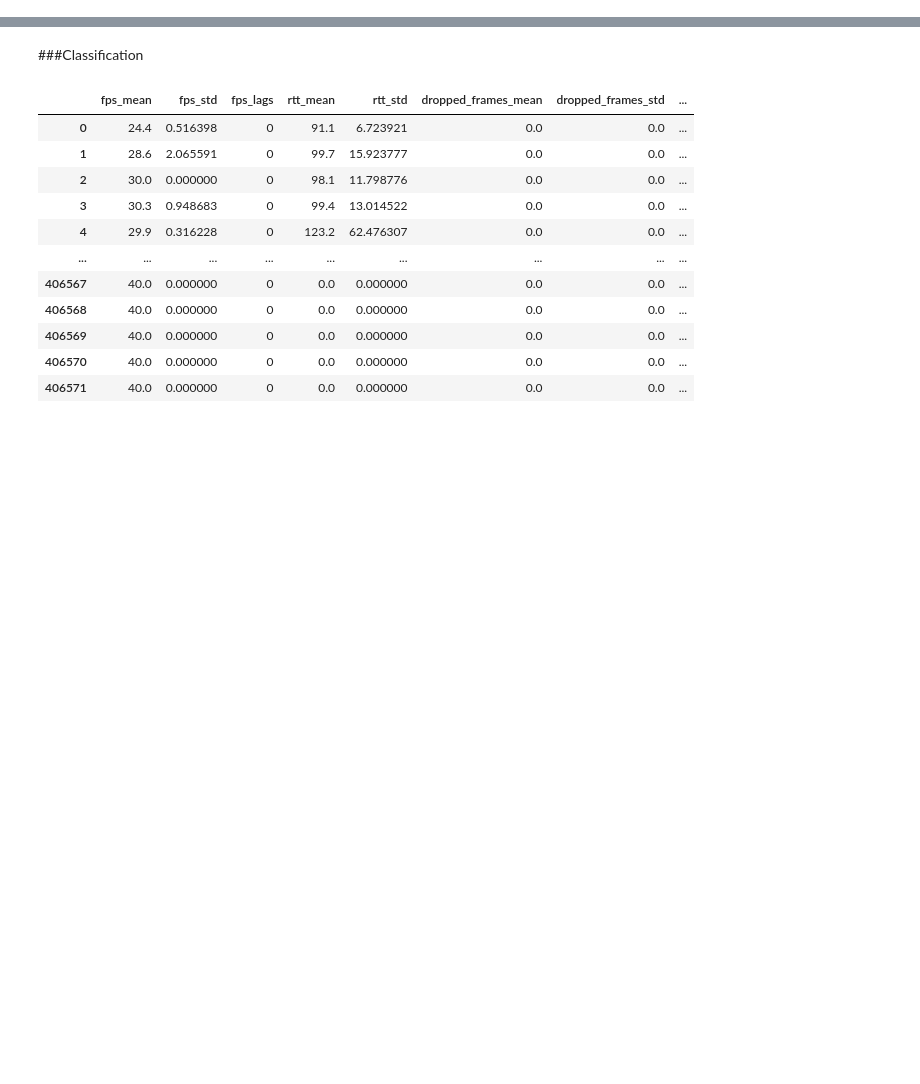
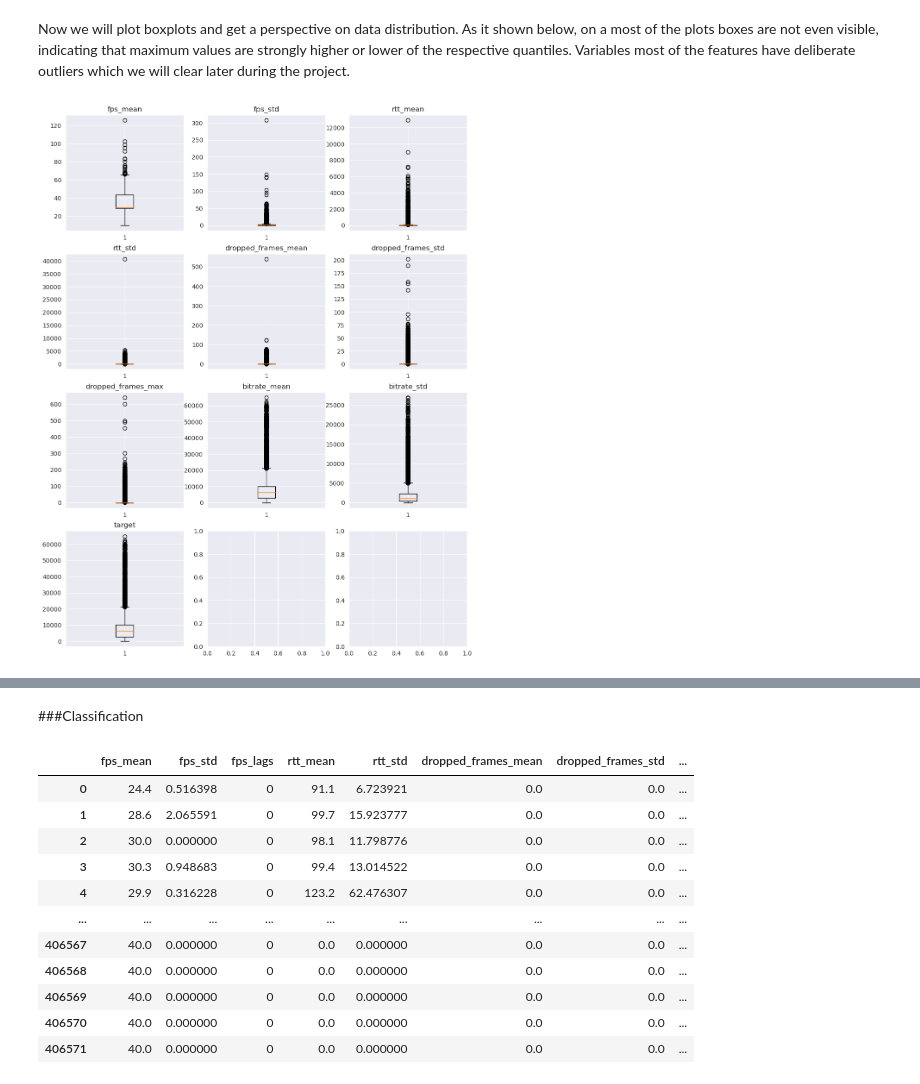
Before and after one commit to RVdeported/Inno_ML_asgmn_1, a Jupyter notebook: Main.ipynb, the cells around one changed output, grey strips where cells are left out. Saved outputs shown, nothing was run; the diff lists cells and outputs as text; code cells hidden in the pictures; blank space fills up the shorter version.

```diff
--- a/Main.ipynb
+++ b/Main.ipynb
@@ -322,0 +237,7 @@ NotFittedError: This LinearRegression instance is not fitted yet. Call 'fit' wit
+# %% [markdown]
+Now we will plot boxplots and get a perspective on data distribution.
+As it shown below, on a most of the plots boxes are not even visible, indicating that maximum values are strongly higher or lower of the respective quantiles. Variables most of the features have deliberate outliers which we will clear later during the project.
+# %%
+plot_boxplots(x_train_r)
+# %% [output]
+[figure, added]
```
Also changed, not shown: parts of 62 cells of this notebook.
